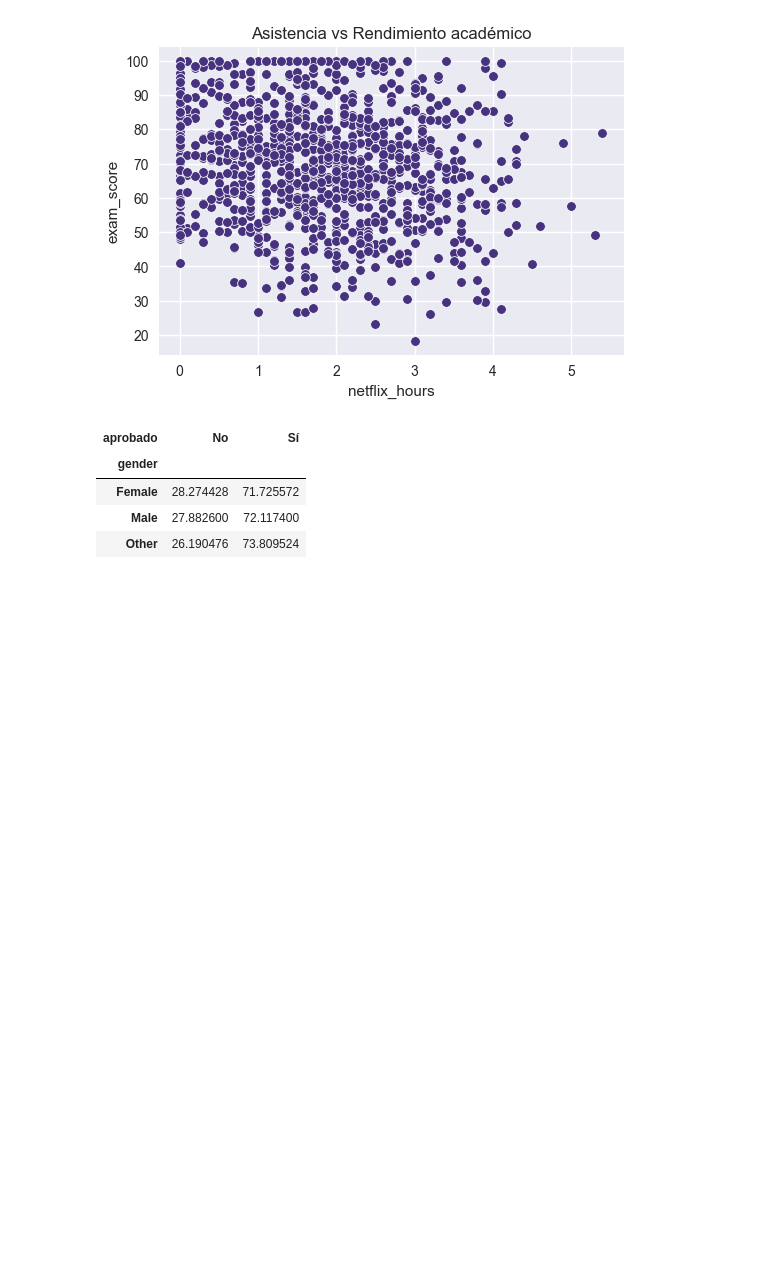
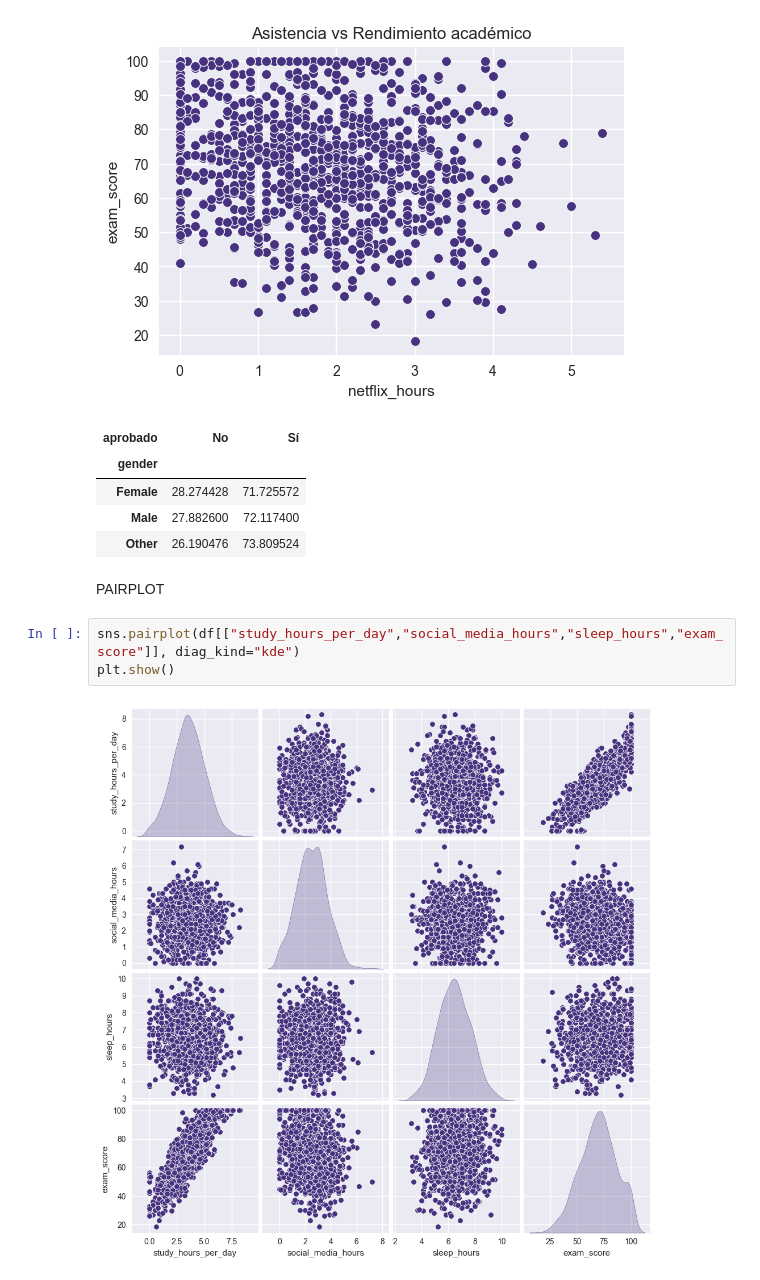
Before and after one commit to JuanDiego24/Entregable_AnalisisDatos, a Jupyter notebook: exploracion/EDA.ipynb, the cells around one changed output. Cells and saved outputs as stored; diff of their text form; blank space fills up the shorter version.

Commit message:
Pairplot

```diff
--- a/exploracion/EDA.ipynb
+++ b/exploracion/EDA.ipynb
@@ -206,3 +206,10 @@ pd.crosstab(df["gender"], df["aprobado"], normalize="index") * 100
 | Female | 28.274428 | 71.725572 |
 | Male | 27.882600 | 72.117400 |
 | Other | 26.190476 | 73.809524 |
+# %% [markdown]
+PAIRPLOT
+# %%
+sns.pairplot(df[["study_hours_per_day","social_media_hours","sleep_hours","exam_score"]], diag_kind="kde")
+plt.show()
+# %% [output]
+[figure, added]
```
